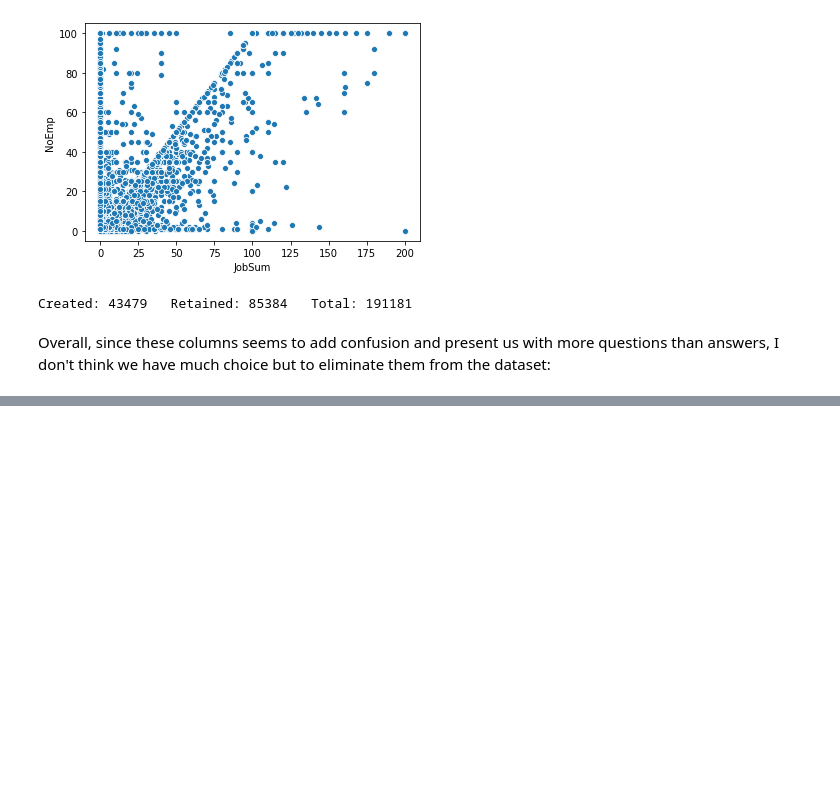
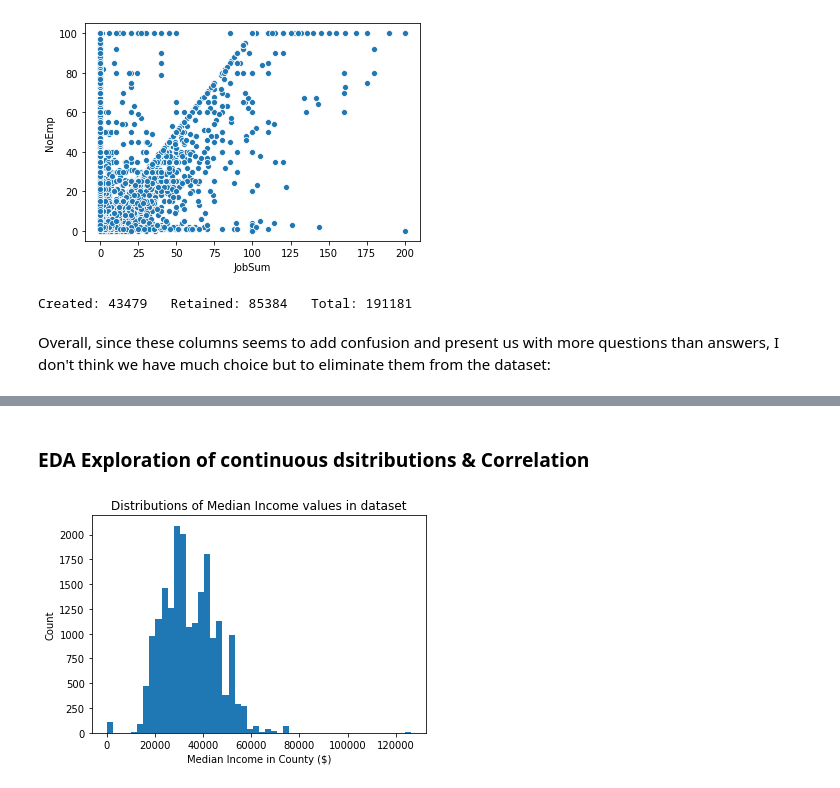
Before and after one commit to david-olivero/Loans-In-Colorado, a Jupyter notebook: LIC_EDA_Plus_More_Wrangling.ipynb, the cells around one changed output, grey strips where cells are left out. Drawn from its saved outputs; the diff is of its cells as text; code cells hidden in the pictures; blank space fills up the shorter version.

```diff
--- a/LIC_EDA_Plus_More_Wrangling.ipynb
+++ b/LIC_EDA_Plus_More_Wrangling.ipynb
@@ -566,0 +745,5 @@ memory usage: 3.1+ MB
+# %%
+Industry.Code[1253] = 48
+Industry.Code[1254] = 49
+Industry.Industry[1253] = 'Transportation'
+Industry.Industry[1254] = 'Transportation'
@@ -566,0 +763,9 @@ memory usage: 3.1+ MB
+# %%
+# Finalize the dataframe for merging with the dataset:
+
+Industry = Industry[Industry['Code'] < 100].reset_index(drop=True)                 # <------Keep only the 2-digit codes
+Industry['Industry'] = [Industry.split()[0] for Industry in Industry.Industry]     # <---Keep only the first word in Title
+Industry['Industry'] = [Industry.split(',')[0] for Industry in Industry.Industry]  # <---Clean up the remaining commas
+Industry = Industry.append({'Code':0 , 'Industry':'Unknown'}, ignore_index=True)   # <---Add the 'unknown' column!
+Industry['Code'] = Industry['Code'].astype(str)                                    # <---Convert Codes to string for merging
+Industry
@@ -566,0 +869,10 @@ memory usage: 3.1+ MB
+# %% [markdown]
+### EDA Exploration of continuous dsitributions & Correlation ###
+# %%
+plt.hist(df.MedIncome, bins=50)
+plt.title('Distributions of Median Income values in dataset')
+plt.ylabel('Count')
+plt.xlabel('Median Income in County ($)')
+plt.show()
+# %% [output]
+[figure, added]
```
Also changed, not shown: parts of 54 cells of this notebook, 1 other file.
